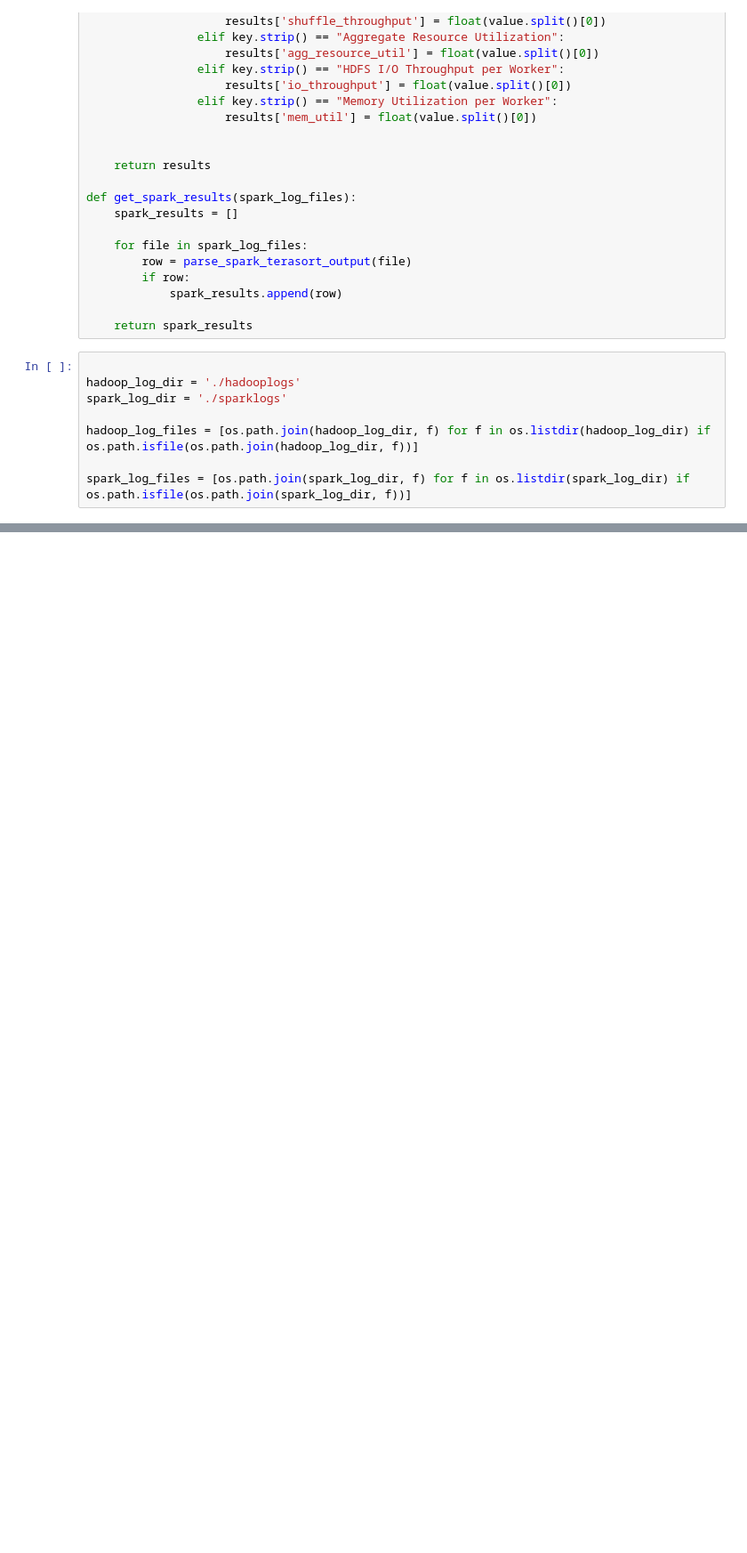
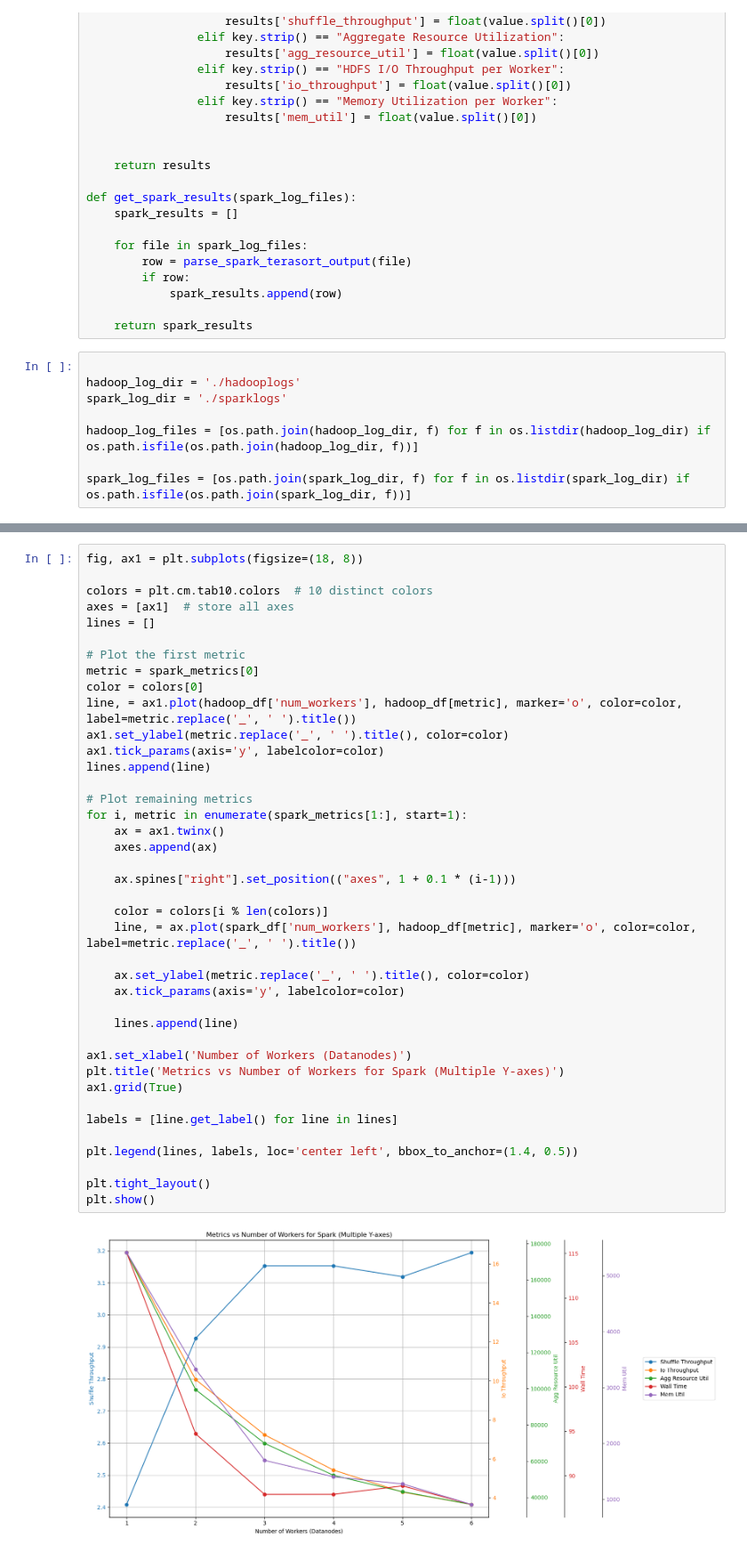
Before and after one commit to chizhang24/ECCFinalProject, a Jupyter notebook: get_docker_exp_results.ipynb, the cells around one changed output, grey strips where cells are left out. Shown at 89% size. Cells and saved outputs as stored; diff of their text form; blank space fills up the shorter version.

Commit message:
got hadoop results

```diff
--- a/get_docker_exp_results.ipynb
+++ b/get_docker_exp_results.ipynb
@@ -312,0 +308,42 @@ plt.show()
+# %%
+fig, ax1 = plt.subplots(figsize=(18, 8))
+
+colors = plt.cm.tab10.colors  # 10 distinct colors
+axes = [ax1]  # store all axes
+lines = []
+
+# Plot the first metric
+metric = spark_metrics[0]
+color = colors[0]
+line, = ax1.plot(hadoop_df['num_workers'], hadoop_df[metric], marker='o', color=color, label=metric.replace('_', ' ').title())
+ax1.set_ylabel(metric.replace('_', ' ').title(), color=color)
+ax1.tick_params(axis='y', labelcolor=color)
+lines.append(line)
+
+# Plot remaining metrics
+for i, metric in enumerate(spark_metrics[1:], start=1):
+    ax = ax1.twinx()
+    axes.append(ax)
+
+    ax.spines["right"].set_position(("axes", 1 + 0.1 * (i-1)))
+
+    color = colors[i % len(colors)]
+    line, = ax.plot(spark_df['num_workers'], hadoop_df[metric], marker='o', color=color, label=metric.replace('_', ' ').title())
+
+    ax.set_ylabel(metric.replace('_', ' ').title(), color=color)
+    ax.tick_params(axis='y', labelcolor=color)
+
+    lines.append(line)
+
+ax1.set_xlabel('Number of Workers (Datanodes)')
+plt.title('Metrics vs Number of Workers for Spark (Multiple Y-axes)')
+ax1.grid(True)
+
+labels = [line.get_label() for line in lines]
+
+plt.legend(lines, labels, loc='center left', bbox_to_anchor=(1.4, 0.5))
+
+plt.tight_layout()
+plt.show()
+# %% [output]
+[figure, added]
```
Also changed, not shown: parts of 4 cells of this notebook.
